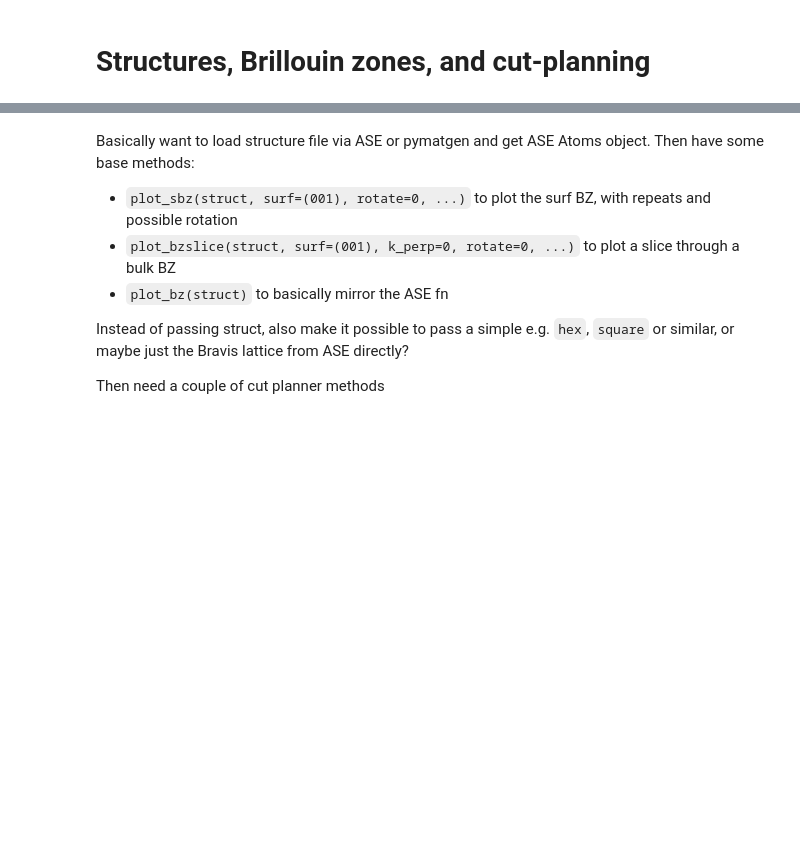
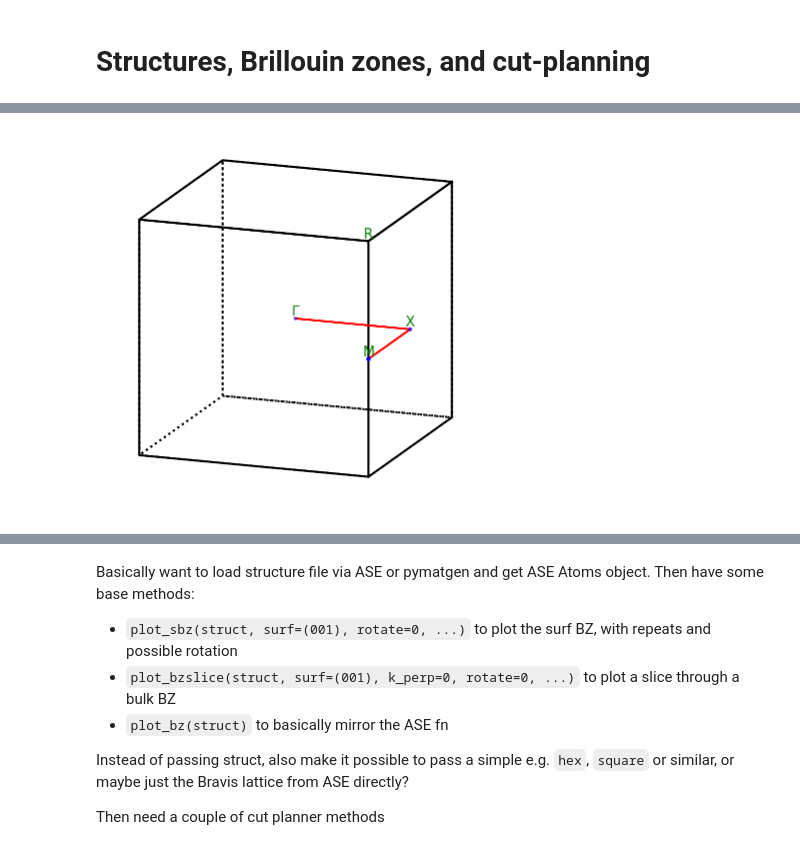
Before and after one commit to phrgab/peaks, a Jupyter notebook: tutorials/8_structure_BZs.ipynb, the cells around one changed output, grey strips where cells are left out. Cells and saved outputs as stored; diff of their text form; code cells hidden in the pictures; blank space fills up the shorter version.

```diff
--- a/tutorials/8_structure_BZs.ipynb
+++ b/tutorials/8_structure_BZs.ipynb
@@ -413,0 +65,6 @@ for i, kpt in kpts.copy().items():
+# %%
+# Make a generic lattice
+lattice = ase.lattice.CUB(a=3.8)
+plot_bz(lattice, path='GXM', azim=20, elev=15)
+# %% [output]
+[figure, added]
```
Also changed, not shown: parts of 78 cells of this notebook, 2 other files.
